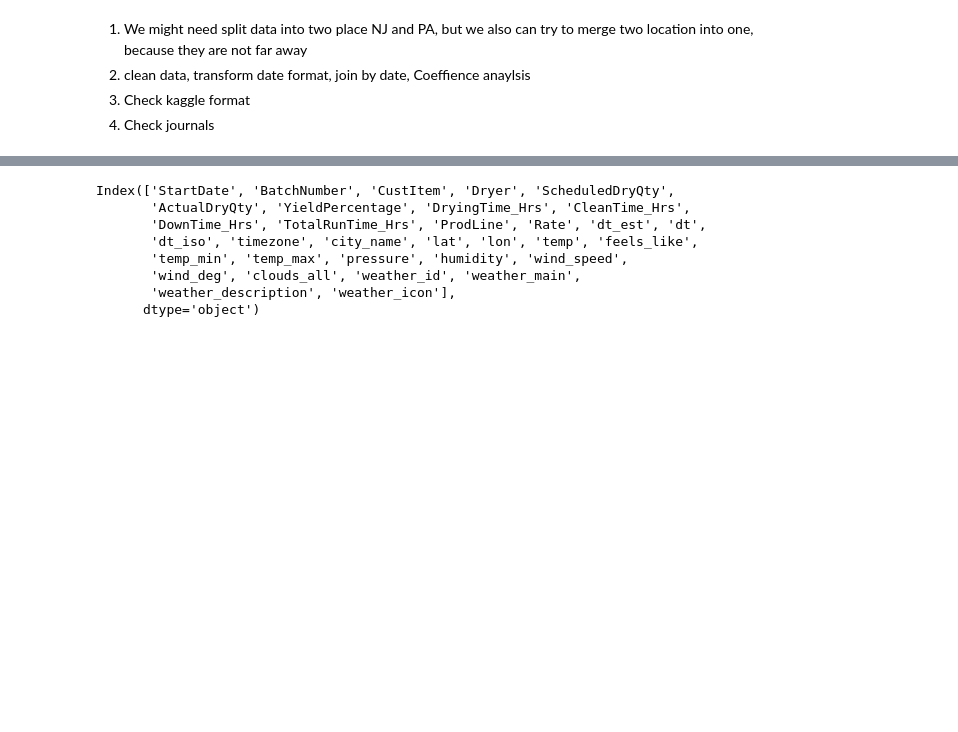
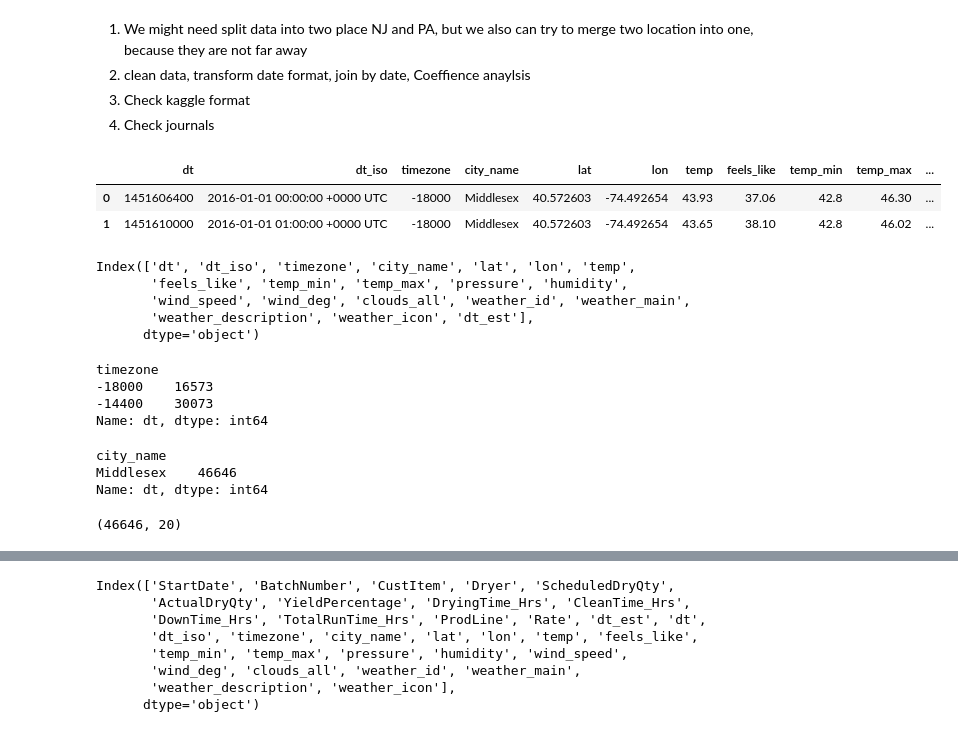
Before and after one commit to L3P3titPrince/Spray_Weather_Forecast, a Jupyter notebook: 21_Weather.ipynb, the cells around one changed output, grey strips where cells are left out. Cells and saved outputs as stored; diff of their text form; code cells hidden in the pictures; blank space fills up the shorter version.

```diff
--- a/21_Weather.ipynb
+++ b/21_Weather.ipynb
@@ -652,3 +672,34 @@ OVER
 2. clean data, transform date format, join by date, Coeffience anaylsis
 3. Check kaggle format
 4. Check journals
+# %%
+df_nj_weather.head(2)
+# %% [output]
+|  | dt | dt_iso | timezone | city_name | lat | lon | temp | feels_like | temp_min | temp_max | ... |
+| 0 | 1451606400 | 2016-01-01 00:00:00 +0000 UTC | -18000 | Middlesex | 40.572603 | -74.492654 | 43.93 | 37.06 | 42.8 | 46.30 | ... |
+| 1 | 1451610000 | 2016-01-01 01:00:00 +0000 UTC | -18000 | Middlesex | 40.572603 | -74.492654 | 43.65 | 38.10 | 42.8 | 46.02 | ... |
+# %%
+df_nj_weather.columns
+# %% [output]
+Index(['dt', 'dt_iso', 'timezone', 'city_name', 'lat', 'lon', 'temp',
+       'feels_like', 'temp_min', 'temp_max', 'pressure', 'humidity',
+       'wind_speed', 'wind_deg', 'clouds_all', 'weather_id', 'weather_main',
+       'weather_description', 'weather_icon', 'dt_est'],
+      dtype='object')
+# %%
+df_nj_weather.groupby(['timezone'])['dt'].count()
+# %% [output]
+timezone
+-18000    16573
+-14400    30073
+Name: dt, dtype: int64
+# %%
+df_nj_weather.groupby(['city_name'])['dt'].count()
+# %% [output]
+city_name
+Middlesex    46646
+Name: dt, dtype: int64
+# %%
+df_nj_weather.shape
+# %% [output]
+(46646, 20)
```
Also changed, not shown: parts of 26 cells of this notebook, 4 other files.
